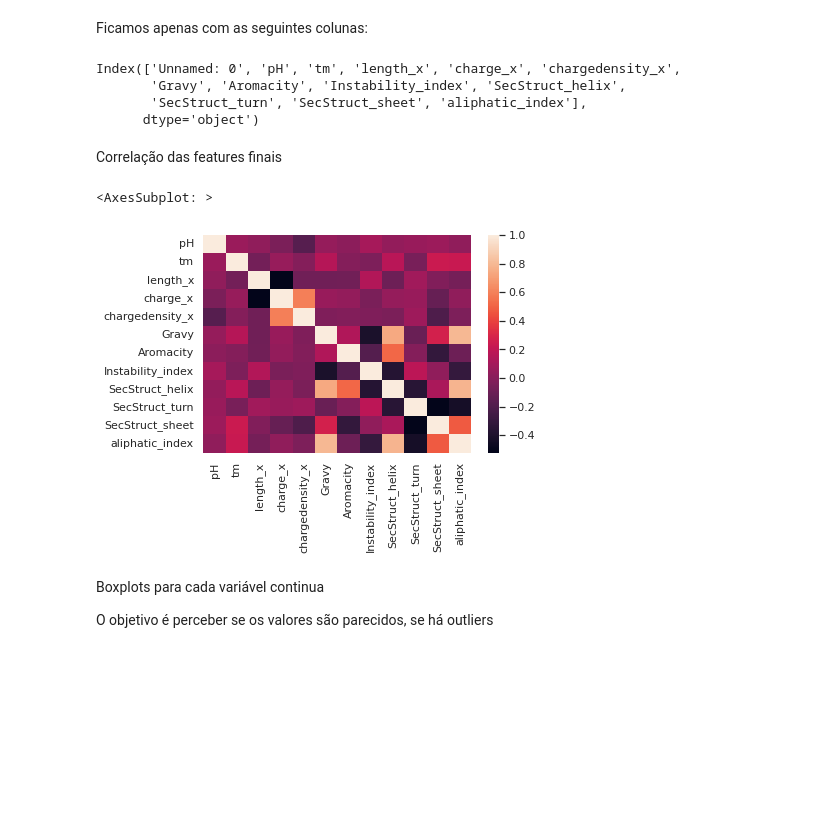
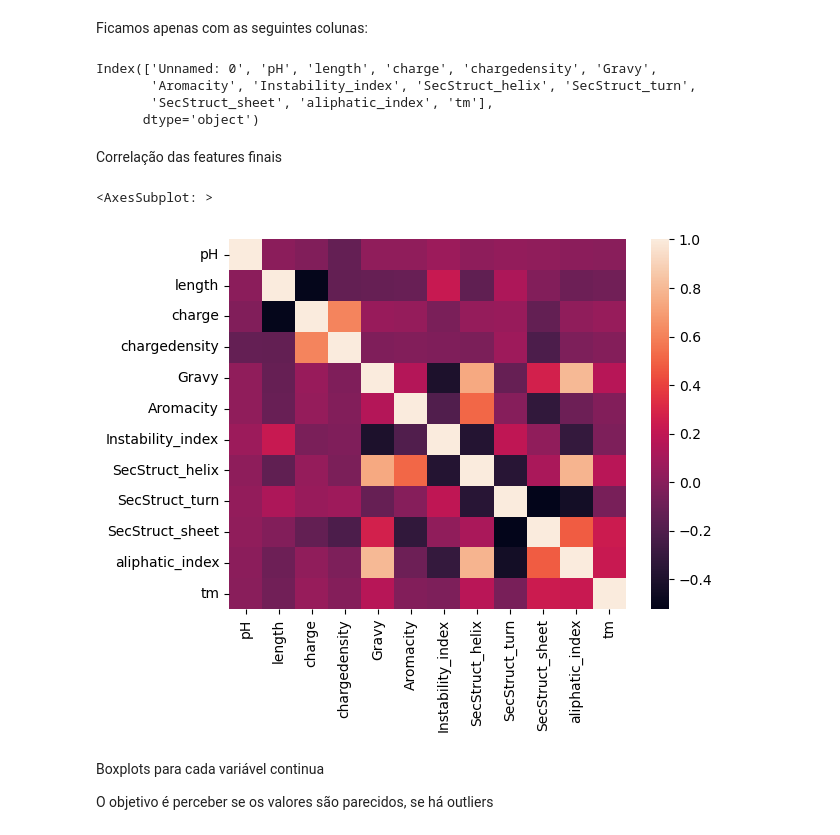
Before and after one commit to Sonia42882/SIB_v1, a Jupyter notebook: kag/notebook.ipynb, the cells around one changed output. Saved outputs shown, nothing was run; the diff lists cells and outputs as text; code cells hidden in the pictures; blank space fills up the shorter version.

```diff
--- a/kag/notebook.ipynb
+++ b/kag/notebook.ipynb
@@ -321,9 +277,9 @@ z_RetVal: (_Retval): /job:localhost/replica:0/task:0/device:CPU:0
 
 Estes dados são provenientes do código anterior, onde foram colocadas todas as características físico-químicas num único ficheiro csv, de maneira a facilitar e agilizar o processo.
 # %%
-dataset = pd.read_csv("descriptors.csv", delimiter=',')
+dataset = pd.read_csv("descriptors.csv", delimiter=';')
+#dataset = pd.read_csv("C:/Users/sonia/Desktop/SIB_v1/kag/descriptors.csv", delimiter=';')
 
 # shape e data types
 print(dataset.shape, dataset.dtypes)
-dataset.head()
 # %% [output]
@@ -610,18 +543,18 @@ Ficamos apenas com as seguintes colunas:
 # %%
 data_scale.columns
 # %% [output]
-Index(['Unnamed: 0', 'pH', 'tm', 'length_x', 'charge_x', 'chargedensity_x',
-       'Gravy', 'Aromacity', 'Instability_index', 'SecStruct_helix',
-       'SecStruct_turn', 'SecStruct_sheet', 'aliphatic_index'],
+Index(['Unnamed: 0', 'pH', 'length', 'charge', 'chargedensity', 'Gravy',
+       'Aromacity', 'Instability_index', 'SecStruct_helix', 'SecStruct_turn',
+       'SecStruct_sheet', 'aliphatic_index', 'tm'],
       dtype='object')
 # %% [markdown]
 Correlação das features finais
 # %%
 corr = data_scale.corr()
-sn.heatmap(corr.iloc[1:23,1:23], annot=False)
+sn.heatmap(corr.iloc[1:,1:], annot=False)
 # %% [output]
 <AxesSubplot: >
-[figure, old version]
+[figure, new version]
 # %% [markdown]
 Boxplots para cada variável continua
 
```
Also changed, not shown: parts of 39 cells of this notebook.
